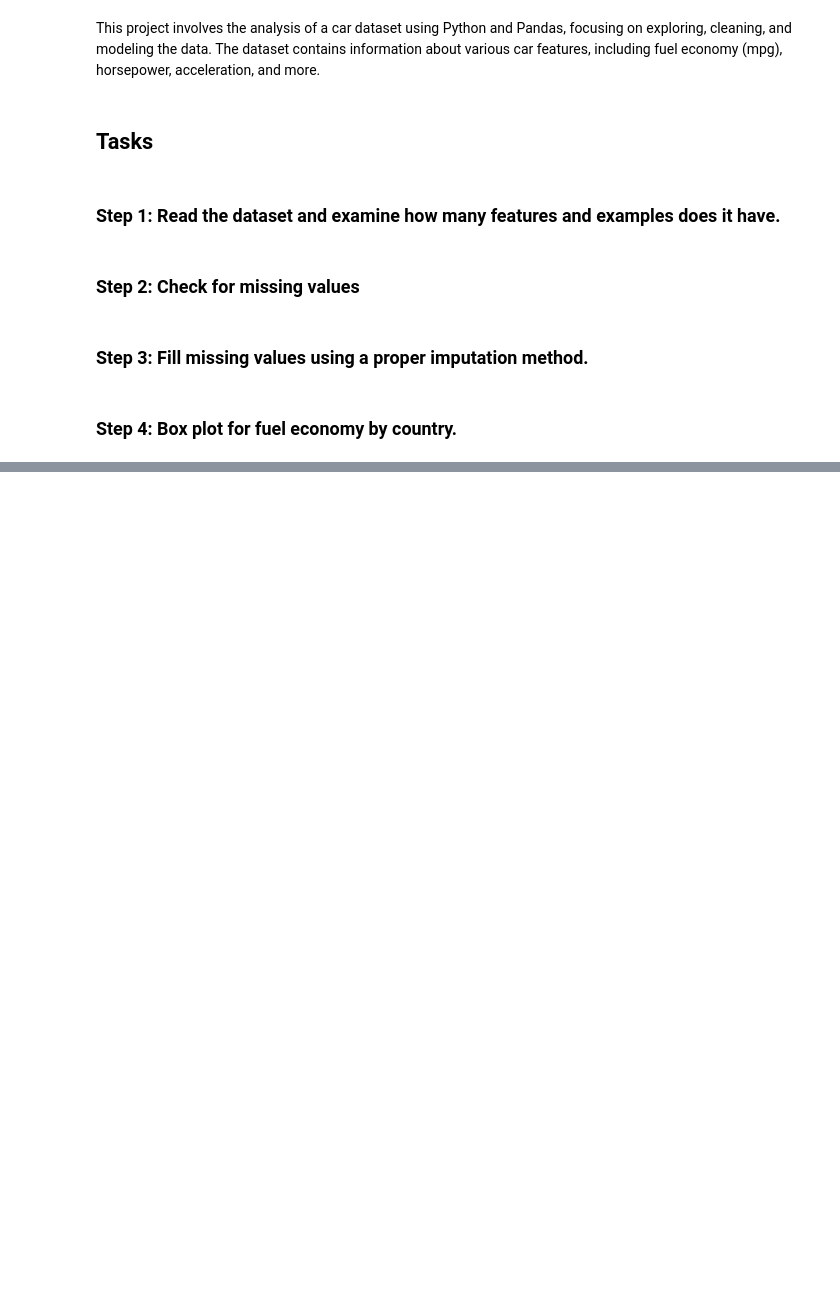
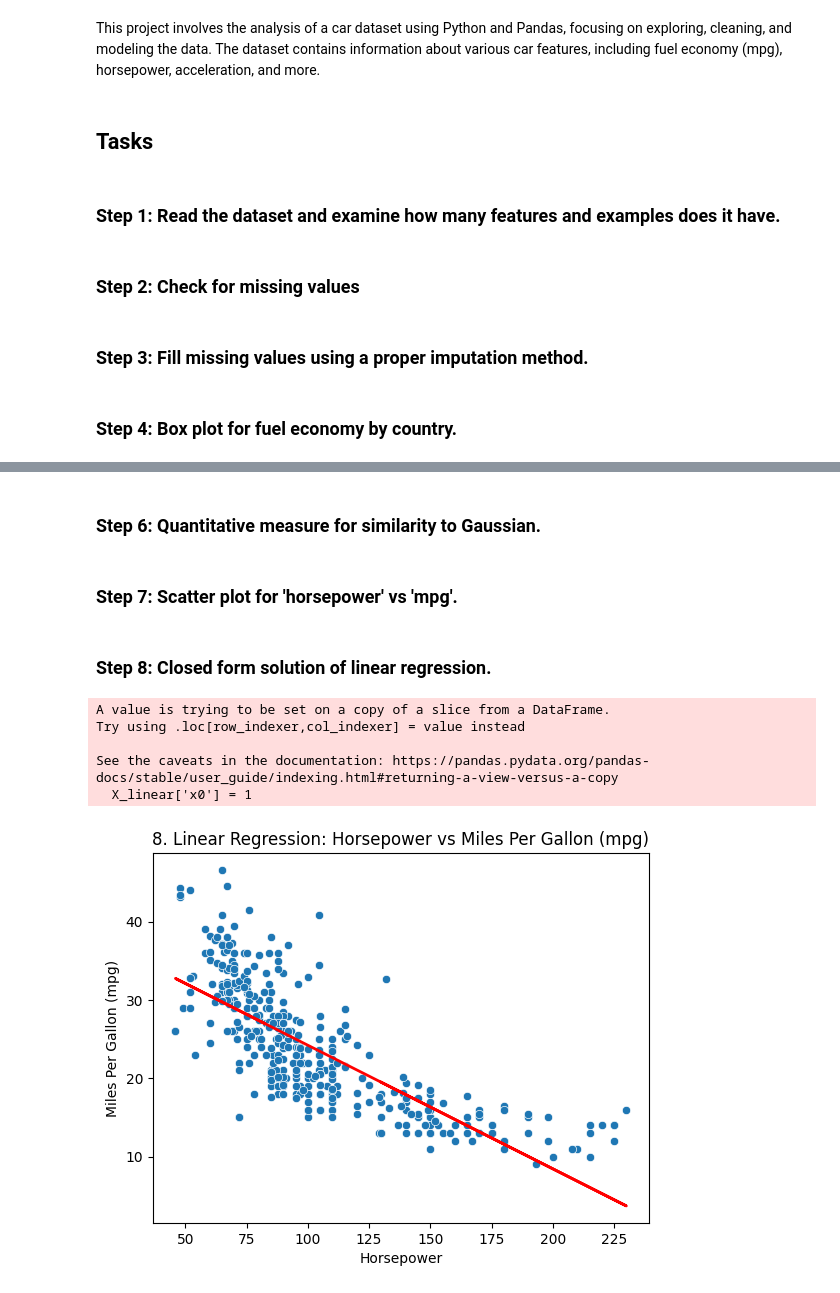
Before and after one commit to Omarmasalmah/Machine_Learning-Assignment_1-, a Jupyter notebook: code.ipynb, the cells around one changed output, grey strips where cells are left out. Drawn from its saved outputs; the diff is of its cells as text; code cells hidden in the pictures; blank space fills up the shorter version.

```diff
--- a/code.ipynb
+++ b/code.ipynb
@@ -72,3 +73,5 @@ plt.title('5. MPG Distribution')
 plt.xlabel('MPG')
 plt.ylabel('Density')
 plt.show()
+# %% [markdown]
+### Step 6: Quantitative measure for similarity to Gaussian.
@@ -74,0 +106,2 @@ plt.show()
+# %% [markdown]
+### Step 7: Scatter plot for 'horsepower' vs 'mpg'.
@@ -74,0 +114,28 @@ plt.show()
+# %% [markdown]
+### Step 8: Closed form solution of linear regression.
+# %%
+import warnings
+
+X_linear = Dataframe[['horsepower']]
+X_linear['x0'] = 1
+y_linear = Dataframe['mpg']
+
+w_linear = np.linalg.inv(X_linear.T.dot(X_linear)).dot(X_linear.T).dot(y_linear)
+
+# Scatter plot
+#plt.figure(figsize=(8, 6))
+sns.scatterplot(x='horsepower', y='mpg', data=Dataframe)
+plt.title('8. Linear Regression: Horsepower vs Miles Per Gallon (mpg)')
+plt.xlabel('Horsepower')
+plt.ylabel('Miles Per Gallon (mpg)')
+
+# Plotting the regression line
+plt.plot(X_linear['horsepower'], X_linear.dot(w_linear), color='red', linewidth=2)
+plt.show()
+# %% [output]
+A value is trying to be set on a copy of a slice from a DataFrame.
+Try using .loc[row_indexer,col_indexer] = value instead
+
+See the caveats in the documentation: https://pandas.pydata.org/pandas-docs/stable/user_guide/indexing.html#returning-a-view-versus-a-copy
+  X_linear['x0'] = 1
+[figure, added]
```
Also changed, not shown: parts of 4 cells of this notebook.
